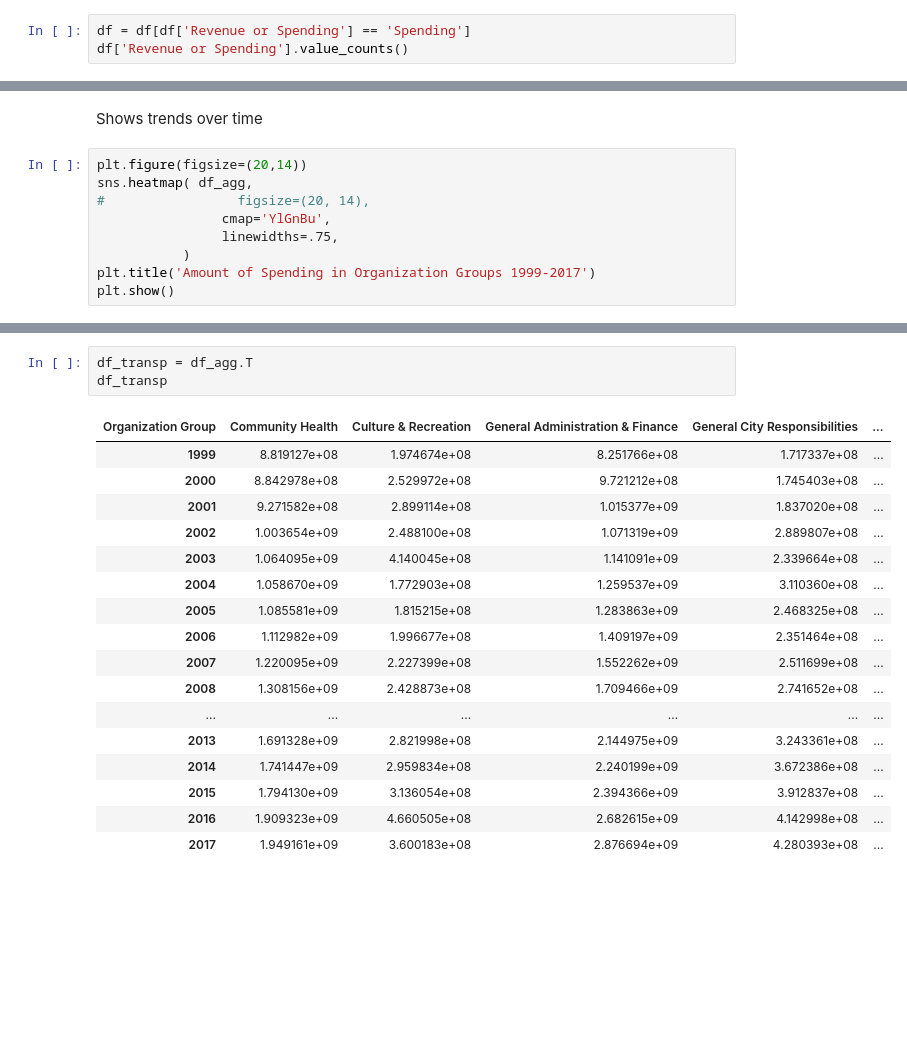
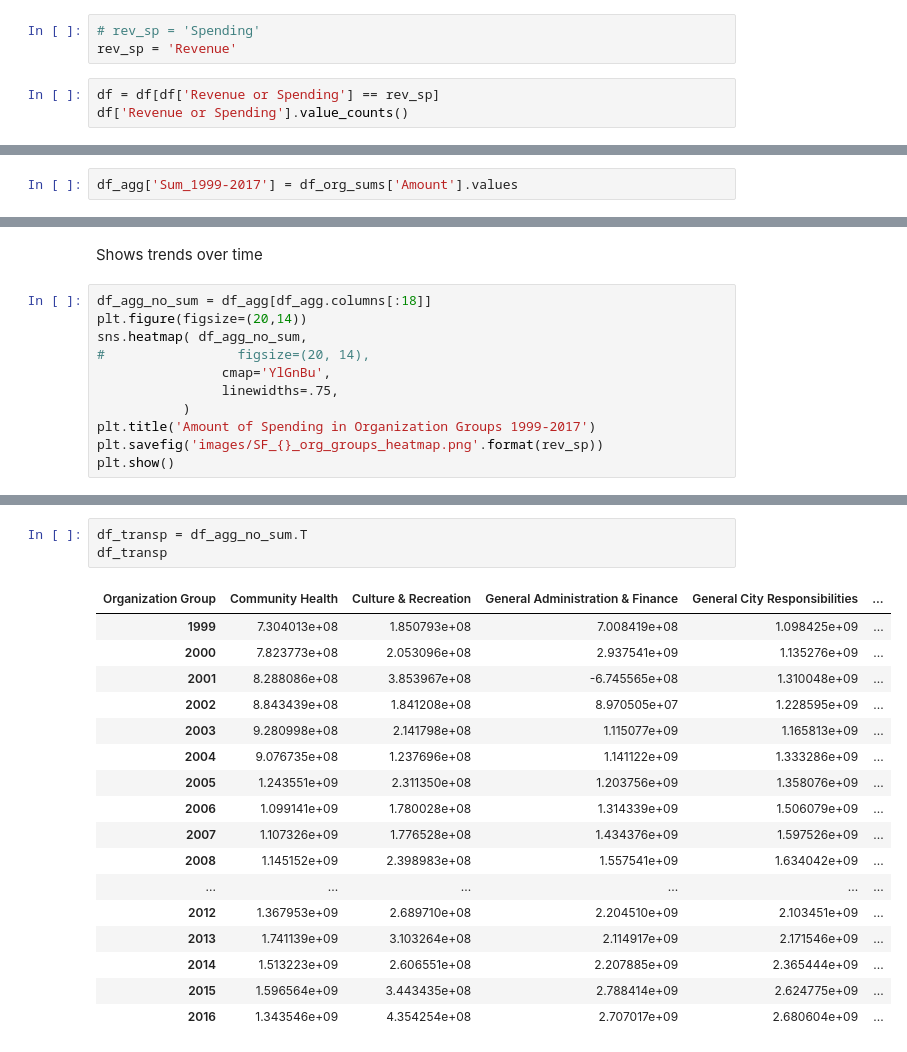
Before and after one commit to sfbrigade/datasci-police-budget, a Jupyter notebook: sanfranciscodataset/SumAndAnalyzeOrganizationGroups.ipynb, the cells around one changed output, grey strips where cells are left out. Drawn from its saved outputs; the diff is of its cells as text; blank space fills up the shorter version.

```diff
--- a/sanfranciscodataset/SumAndAnalyzeOrganizationGroups.ipynb
+++ b/sanfranciscodataset/SumAndAnalyzeOrganizationGroups.ipynb
@@ -19,7 +19,10 @@ df.head()
 | 2 | 1999 | Spending | No | Public Works, Transportation & Co... | WTR Water Enterprise | Water Facilities Maintenance Proj... | ... |
 | 3 | 1999 | Spending | No | General Administration & Finance | ADM Gen Svcs Agency-City Admin | Ag Wts & Measures Inspection | ... |
 | 4 | 1999 | Spending | No | Public Works, Transportation & Co... | DPW GSA - Public Works | Engineering | ... |
+# %%
+# rev_sp = 'Spending'
+rev_sp = 'Revenue'
 # %%
-df = df[df['Revenue or Spending'] == 'Spending']
+df = df[df['Revenue or Spending'] == rev_sp]
 df['Revenue or Spending'].value_counts()
 # %% [output]
@@ -65,0 +81,2 @@ df_agg
+# %%
+df_agg['Sum_1999-2017'] = df_org_sums['Amount'].values
@@ -86,12 +141,14 @@ plt.savefig('SF_org_groups_hierachial.png')
 # %% [markdown]
 Shows trends over time
 # %%
+df_agg_no_sum = df_agg[df_agg.columns[:18]]
 plt.figure(figsize=(20,14))
-sns.heatmap( df_agg,
+sns.heatmap( df_agg_no_sum,
 #                 figsize=(20, 14),
                 cmap='YlGnBu',
                 linewidths=.75,
            )
 plt.title('Amount of Spending in Organization Groups 1999-2017')
+plt.savefig('images/SF_{}_org_groups_heatmap.png'.format(rev_sp))
 plt.show()
 # %% [output]
@@ -103,24 +156,24 @@ plt.savefig('SF_org_groups_heatmap.png')
 # %%
-df_transp = df_agg.T
+df_transp = df_agg_no_sum.T
 df_transp
 # %% [output]
 | Organization Group | Community Health | Culture & Recreation | General Administration & Finance | General City Responsibilities | ... |
-| 1999 | 8.819127e+08 | 1.974674e+08 | 8.251766e+08 | 1.717337e+08 | ... |
-| 2000 | 8.842978e+08 | 2.529972e+08 | 9.721212e+08 | 1.745403e+08 | ... |
-| 2001 | 9.271582e+08 | 2.899114e+08 | 1.015377e+09 | 1.837020e+08 | ... |
-| 2002 | 1.003654e+09 | 2.488100e+08 | 1.071319e+09 | 2.889807e+08 | ... |
-| 2003 | 1.064095e+09 | 4.140045e+08 | 1.141091e+09 | 2.339664e+08 | ... |
-| 2004 | 1.058670e+09 | 1.772903e+08 | 1.259537e+09 | 3.110360e+08 | ... |
-| 2005 | 1.085581e+09 | 1.815215e+08 | 1.283863e+09 | 2.468325e+08 | ... |
-| 2006 | 1.112982e+09 | 1.996677e+08 | 1.409197e+09 | 2.351464e+08 | ... |
-| 2007 | 1.220095e+09 | 2.227399e+08 | 1.552262e+09 | 2.511699e+08 | ... |
-| 2008 | 1.308156e+09 | 2.428873e+08 | 1.709466e+09 | 2.741652e+08 | ... |
+| 1999 | 7.304013e+08 | 1.850793e+08 | 7.008419e+08 | 1.098425e+09 | ... |
+| 2000 | 7.823773e+08 | 2.053096e+08 | 2.937541e+09 | 1.135276e+09 | ... |
+| 2001 | 8.288086e+08 | 3.853967e+08 | -6.745565e+08 | 1.310048e+09 | ... |
+| 2002 | 8.843439e+08 | 1.841208e+08 | 8.970505e+07 | 1.228595e+09 | ... |
+| 2003 | 9.280998e+08 | 2.141798e+08 | 1.115077e+09 | 1.165813e+09 | ... |
+| 2004 | 9.076735e+08 | 1.237696e+08 | 1.141122e+09 | 1.333286e+09 | ... |
+| 2005 | 1.243551e+09 | 2.311350e+08 | 1.203756e+09 | 1.358076e+09 | ... |
+| 2006 | 1.099141e+09 | 1.780028e+08 | 1.314339e+09 | 1.506079e+09 | ... |
+| 2007 | 1.107326e+09 | 1.776528e+08 | 1.434376e+09 | 1.597526e+09 | ... |
+| 2008 | 1.145152e+09 | 2.398983e+08 | 1.557541e+09 | 1.634042e+09 | ... |
 | ... | ... | ... | ... | ... | ... |
-| 2013 | 1.691328e+09 | 2.821998e+08 | 2.144975e+09 | 3.243361e+08 | ... |
-| 2014 | 1.741447e+09 | 2.959834e+08 | 2.240199e+09 | 3.672386e+08 | ... |
-| 2015 | 1.794130e+09 | 3.136054e+08 | 2.394366e+09 | 3.912837e+08 | ... |
-| 2016 | 1.909323e+09 | 4.660505e+08 | 2.682615e+09 | 4.142998e+08 | ... |
-| 2017 | 1.949161e+09 | 3.600183e+08 | 2.876694e+09 | 4.280393e+08 | ... |
+| 2012 | 1.367953e+09 | 2.689710e+08 | 2.204510e+09 | 2.103451e+09 | ... |
+| 2013 | 1.741139e+09 | 3.103264e+08 | 2.114917e+09 | 2.171546e+09 | ... |
+| 2014 | 1.513223e+09 | 2.606551e+08 | 2.207885e+09 | 2.365444e+09 | ... |
+| 2015 | 1.596564e+09 | 3.443435e+08 | 2.788414e+09 | 2.624775e+09 | ... |
+| 2016 | 1.343546e+09 | 4.354254e+08 | 2.707017e+09 | 2.680604e+09 | ... |
 # %%
 plt.figure(figsize=(22,10))
 
```
Also changed, not shown: parts of 20 cells of this notebook, 46 other files.
